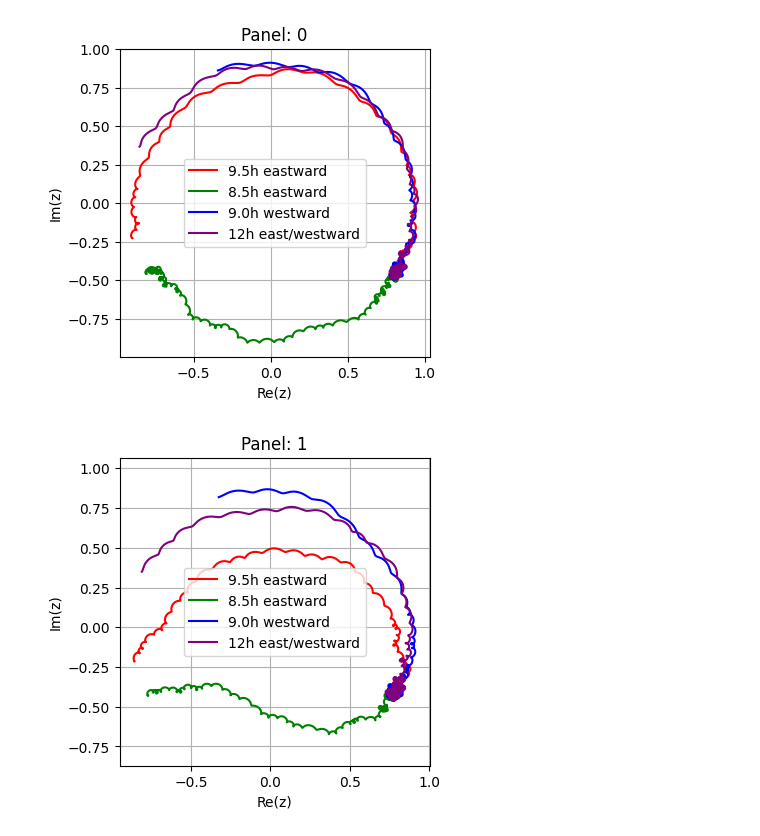
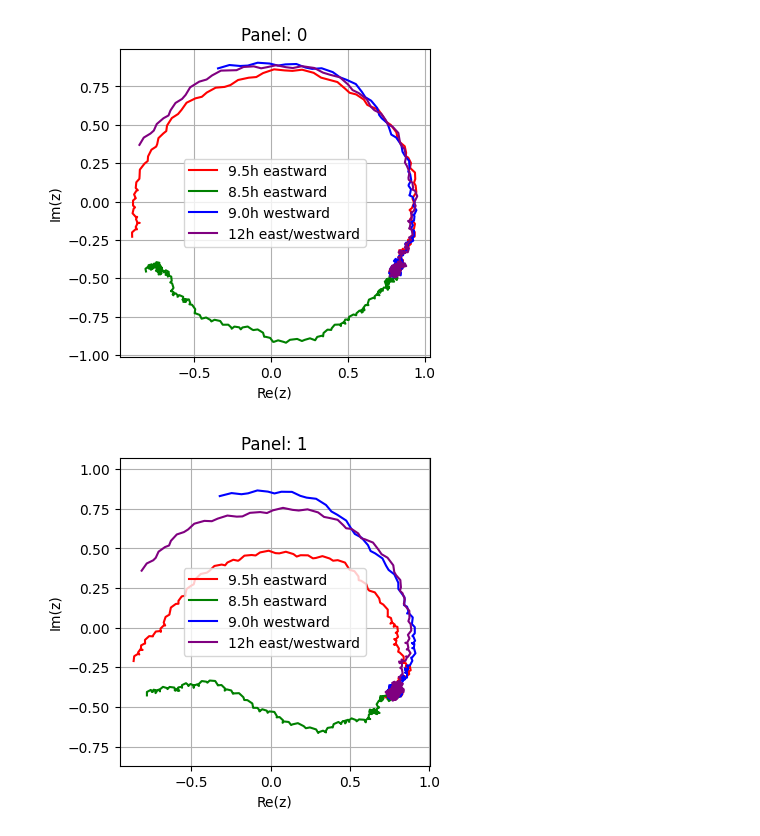
Before and after one commit to EricW358/GazzolaLabMLProject, a Jupyter notebook: Oscillatory-Neuron Simulation.ipynb, the cells around one changed output. Saved outputs shown, nothing was run; the diff lists cells and outputs as text; code cells hidden in the pictures.

```diff
--- a/Oscillatory-Neuron Simulation.ipynb
+++ b/Oscillatory-Neuron Simulation.ipynb
@@ -5,12 +5,11 @@ from brian2 import *
 
 
 ### global parameters
-N = 100
-defaultclock.dt = 1*ms
+defaultclock.dt = 50*ms
 
 
 ### simulation code
-def run_sim(K, F, Delta, p1, p2, omega_0, tau, sigma, random_seed=214040893):
+def run_sim(N, K, F, Delta, p1, p2, omega_0, tau, sigma, random_seed=214040893):
     seed(random_seed)
 
     eqs = '''
@@ -60,32 +59,32 @@ def run_sim(K, F, Delta, p1, p2, omega_0, tau, sigma, random_seed=214040893):
 # %%
 initial_values = [[10.0, 3.5, 1.4], [4.5, 3.5, 1.4]]
 sigma = 2*pi/(24)*Hz
 Delta = sigma
 for count, arr in enumerate(initial_values):
     K = arr[0] * Delta      # Coupling strength
     F = arr[1] * Delta # Amplitude of external driving force
     Omega = arr[2] * Delta
     omega_0 = sigma - Omega
     initial_p2 = [9.5, 8.5, -9, -12]
     colors = ['red', 'green', 'blue', 'purple']  # Colors for each travel point
     labels = ['9.5h eastward', '8.5h eastward', '9.0h westward', '12h east/westward']
 
     tau = 2*second  # Time of travel
     plt.figure(figsize=(4, 4))
     for i, p2 in enumerate(initial_p2):
         real_p2 = p2 * (2 * pi) / 24
-        z_final = run_sim(K, F, Delta, 0, real_p2, omega_0, tau, sigma)
+        z_final = run_sim(100, K, F, Delta, 0, real_p2, omega_0, tau, sigma)
         z_real = np.real(z_final)
         z_imag = np.imag(z_final)
         plt.plot(z_real, z_imag, label=labels[i], color=colors[i])
     # Labels and formatting
     plt.xlabel("Re(z)")
     plt.ylabel("Im(z)")
     plt.title(f"Panel: {count}")
     plt.legend()
     plt.axis("equal")
     plt.grid()
 plt.show()
 # %% [output]
-[figure, old version]
+[figure, new version]
-[figure, old version]
+[figure, new version]
```
Also changed, not shown: parts of 3 cells of this notebook.
